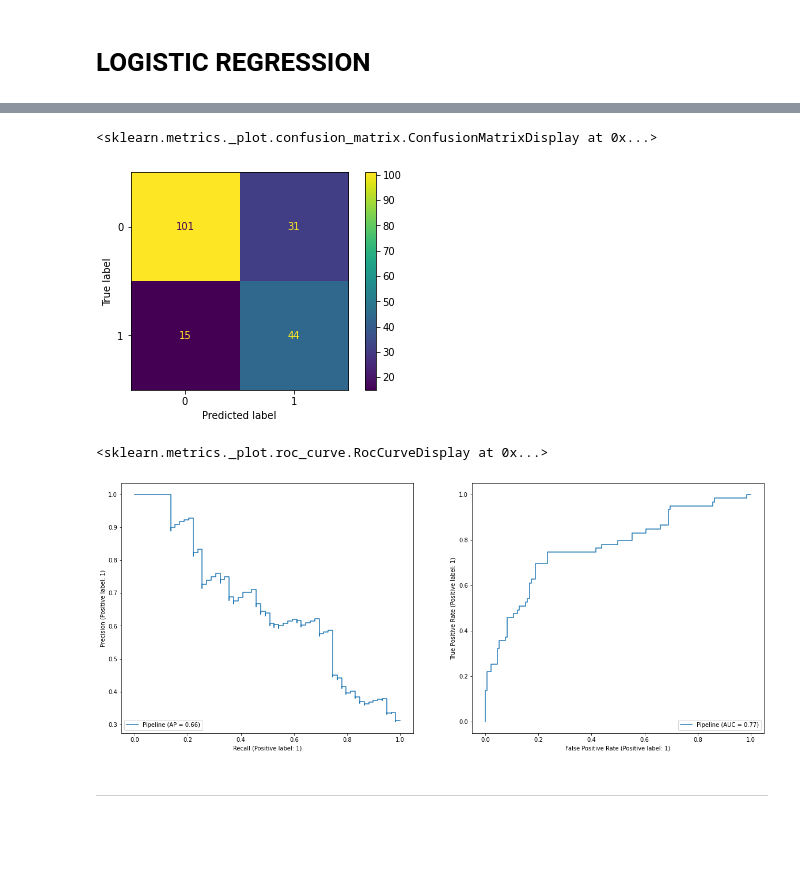
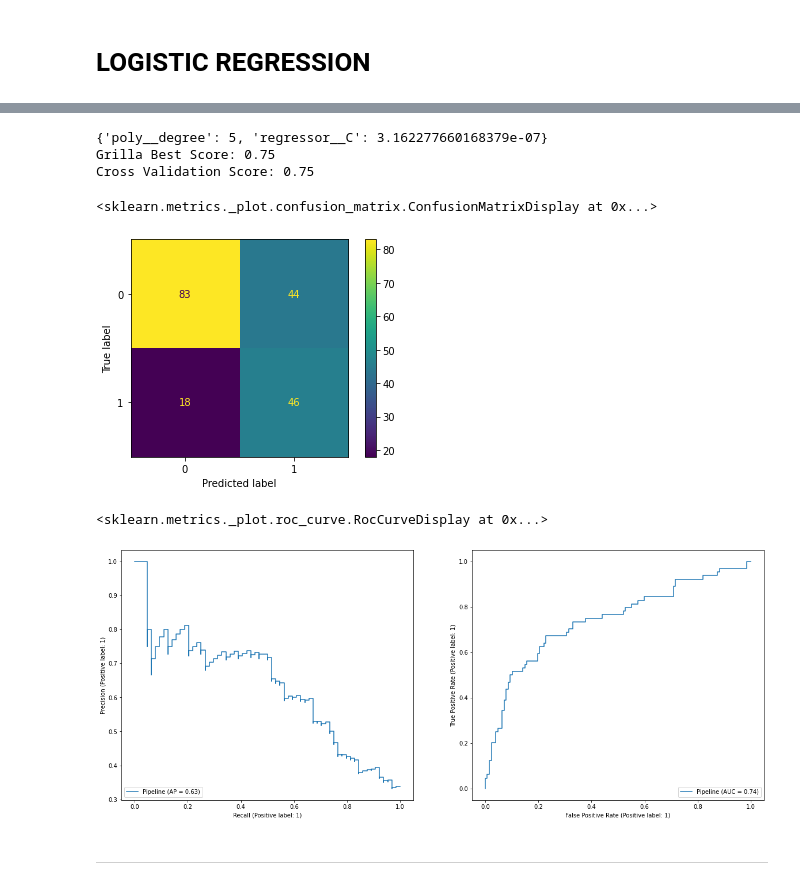
Before and after one commit to JaviCeRodriguez/Heart-Failure-ML, a Jupyter notebook: classification.ipynb, the cells around one changed output, grey strips where cells are left out. Drawn from its saved outputs; the diff is of its cells as text; code cells hidden in the pictures; blank space fills up the shorter version.

Commit message:
Cambio Scores y aplico cross_val_score

```diff
--- a/classification.ipynb
+++ b/classification.ipynb
@@ -49,11 +49,11 @@ array([ 61.19546597,  38.08376963,   1.50115183, 136.34554974])
 # %%
 hyperparam = {"poly__degree":[n for n in range(1,7)],"regressor__C":[n for n in np.logspace(-10.0,4.0, num=25)]}
 
-lr_model = Pipeline([["poly",PolynomialFeatures(degree=1,include_bias=True)],["regressor",LogisticRegression(fit_intercept=False, C=1.0, tol=0.000001, penalty="l2",max_iter=5000)]])
+lr_model = Pipeline([["poly",PolynomialFeatures(degree=1,include_bias=True)],["regressor",LogisticRegression(fit_intercept=False, C=1.0, tol=0.000001, penalty="l2",max_iter=10000)]])
 
-grilla = GridSearchCV(lr_model,hyperparam,cv=50,scoring="recall",n_jobs=-1)
+lr_grilla = GridSearchCV(lr_model,hyperparam,cv=50,scoring="recall",n_jobs=-1)
 
-grilla.fit(feat_train,targ_train)
+lr_grilla.fit(feat_train,targ_train)
 # %% [output]
 GridSearchCV(cv=50,
              estimator=Pipeline(steps=[['poly', PolynomialFeatures(degree=1)],
@@ -73,4 +73,4 @@ GridSearchCV(cv=50,
                                           2610.157215682544, 10000.0]},
              scoring='recall')
 # %%
-lr_model = grilla.best_estimator_
+lr_model = lr_grilla.best_estimator_
@@ -92,17 +97,29 @@ ax1.set_xscale('log')
+# %%
+print(lr_grilla.best_params_)
+print("Grilla Best Score: {}".format(lr_grilla.best_score_))
+
+
+print("Cross Validation Score: {}".format(cross_val_score(lr_model, feat_train, targ_train,cv=50,scoring="recall").mean()))
+# %% [output]
+{'poly__degree': 5, 'regressor__C': 3.162277660168379e-07}
+Grilla Best Score: 0.75
+Cross Validation Score: 0.75
+# %%
+lr_predicted = cross_val_predict(lr_model,feat_train,targ_train,cv=50,method="predict")
 # %%
-cm = confusion_matrix(targ_train, lr_model.predict(feat_train))
+cm = confusion_matrix(targ_train, lr_predicted)
 disp = ConfusionMatrixDisplay(confusion_matrix=cm)
 disp.plot()
 # %% [output]
 <sklearn.metrics._plot.confusion_matrix.ConfusionMatrixDisplay at 0x...>
-[figure, old version]
+[figure, new version]
 # %%
 fig, (ax1, ax2) = plt.subplots(1, 2, figsize=(20, 8))
 plot_precision_recall_curve(lr_model, feat_train, targ_train,ax=ax1)
 plot_roc_curve(lr_model, feat_train, targ_train,ax=ax2)
 # %% [output]
 <sklearn.metrics._plot.roc_curve.RocCurveDisplay at 0x...>
-[figure, old version]
+[figure, new version]
 # %% [markdown]
 ---
 # %% [markdown]
```
Also changed, not shown: parts of 7 cells of this notebook.
